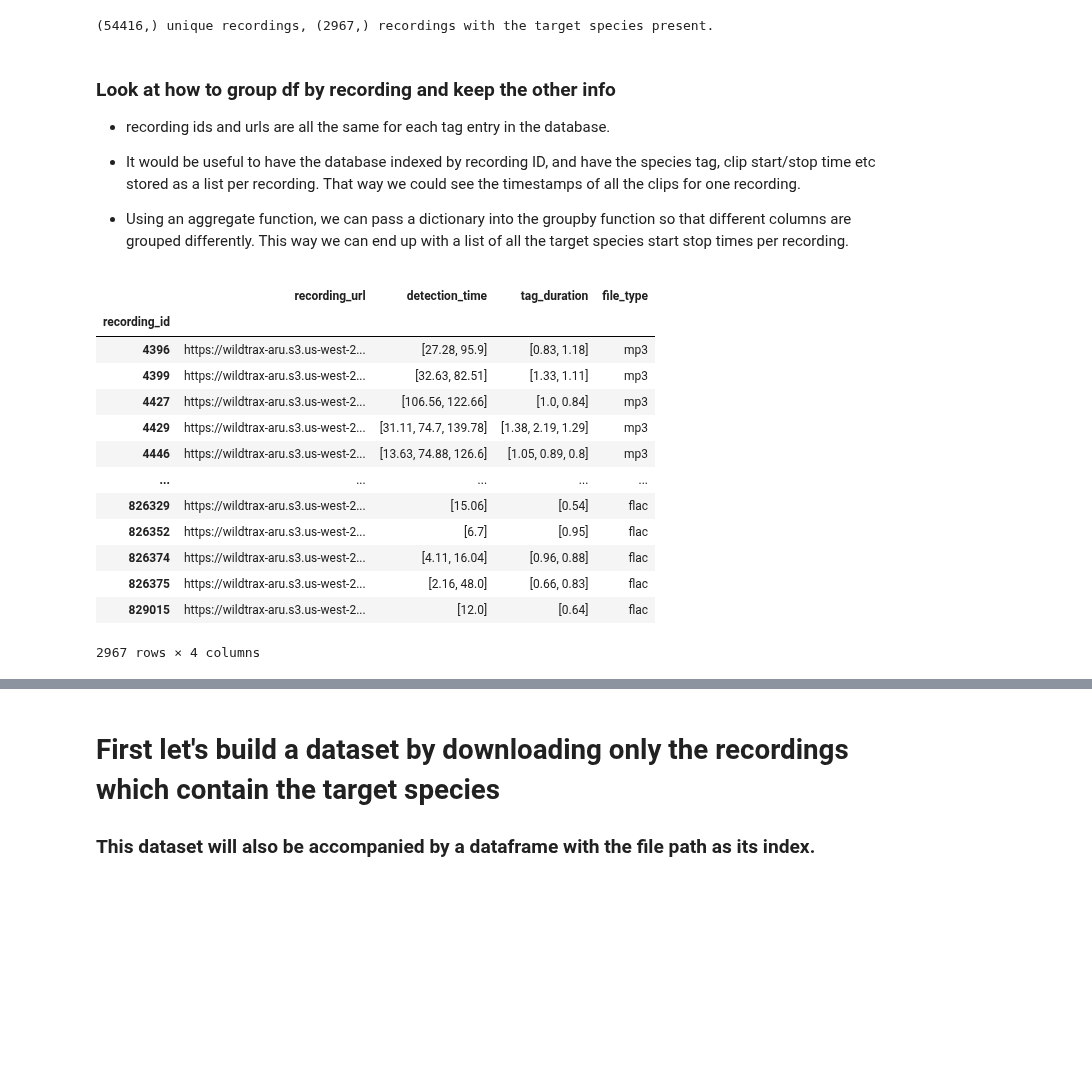
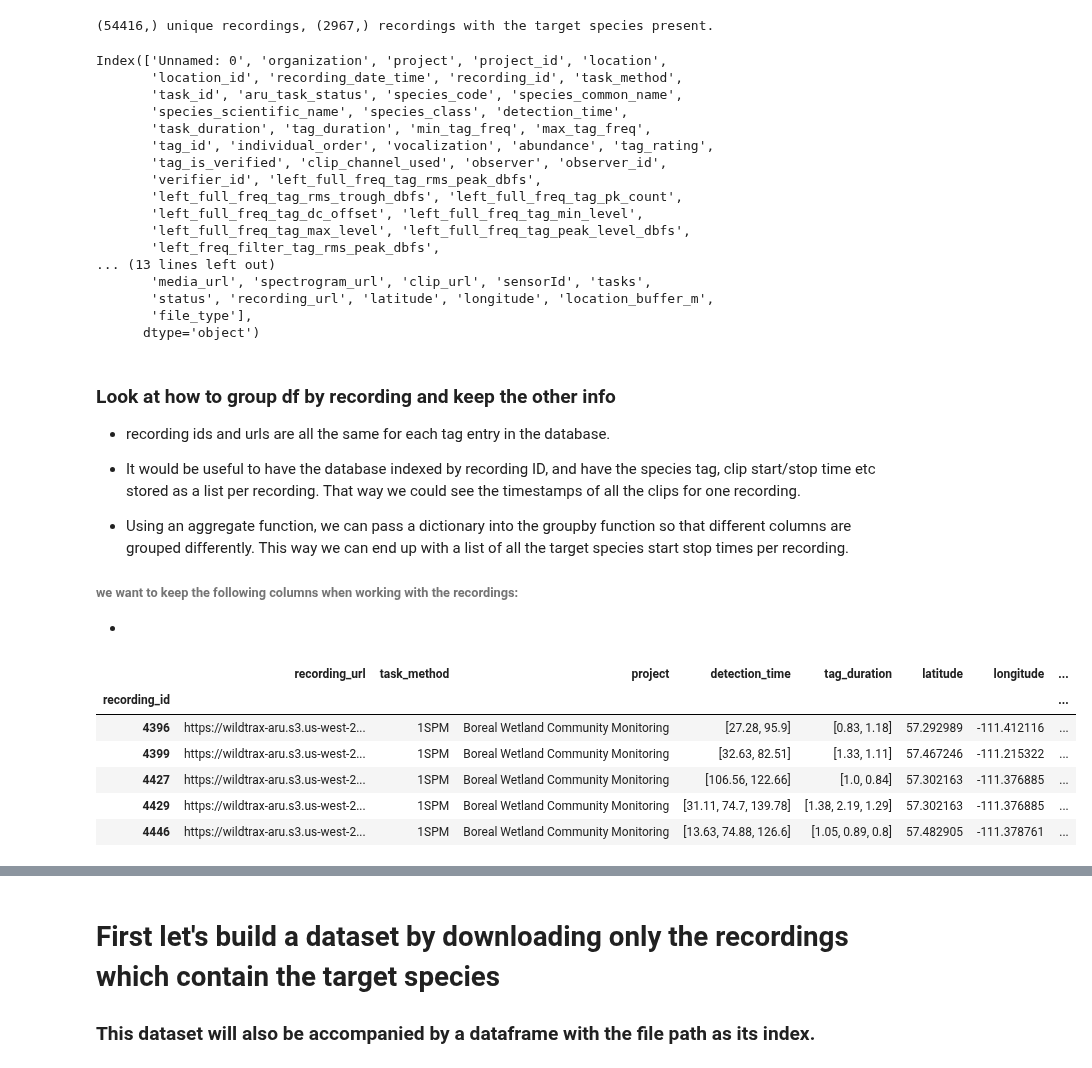
Before and after one commit to Mgallimore88/osfl_cnn_recognizer, a Jupyter notebook: notebooks/exploratory_nbs/1.12-mjg-get-samples_from_recordings.ipynb, the cells around one changed output, grey strips where cells are left out. Saved outputs shown, nothing was run; the diff lists cells and outputs as text; code cells hidden in the pictures; blank space fills up the shorter version.

```diff
--- a/notebooks/exploratory_nbs/1.12-mjg-get-samples_from_recordings.ipynb
+++ b/notebooks/exploratory_nbs/1.12-mjg-get-samples_from_recordings.ipynb
@@ -52,29 +52,57 @@ recordings_containing_target_species = osfls.recording_id.unique()
 print(f"{unique_recordings.shape} unique recordings, {recordings_containing_target_species.shape} recordings with the target species present.")
 # %% [output]
 (54416,) unique recordings, (2967,) recordings with the target species present.
+# %%
+df.columns
+# %% [output]
+Index(['Unnamed: 0', 'organization', 'project', 'project_id', 'location',
+       'location_id', 'recording_date_time', 'recording_id', 'task_method',
+       'task_id', 'aru_task_status', 'species_code', 'species_common_name',
+       'species_scientific_name', 'species_class', 'detection_time',
+       'task_duration', 'tag_duration', 'min_tag_freq', 'max_tag_freq',
+       'tag_id', 'individual_order', 'vocalization', 'abundance', 'tag_rating',
+       'tag_is_verified', 'clip_channel_used', 'observer', 'observer_id',
+       'verifier_id', 'left_full_freq_tag_rms_peak_dbfs',
+       'left_full_freq_tag_rms_trough_dbfs', 'left_full_freq_tag_pk_count',
+       'left_full_freq_tag_dc_offset', 'left_full_freq_tag_min_level',
+       'left_full_freq_tag_max_level', 'left_full_freq_tag_peak_level_dbfs',
+       'left_freq_filter_tag_rms_peak_dbfs',
+... (13 lines left out)
+       'media_url', 'spectrogram_url', 'clip_url', 'sensorId', 'tasks',
+       'status', 'recording_url', 'latitude', 'longitude', 'location_buffer_m',
+       'file_type'],
+      dtype='object')
 # %% [markdown]
 ### Look at how to group df by recording and keep the other info
 - recording ids and urls are all the same for each tag entry in the database.
 - It would be useful to have the database indexed by recording ID, and have the species tag, clip start/stop time etc stored as a list per recording. That way we could see the timestamps of all the clips for one recording.
 
 - Using an aggregate function, we can pass a dictionary into the groupby function so that different columns are grouped differently. This way we can end up with a list of all the target species start stop times per recording.
+
+###### we want to keep the following columns when working with the recordings:
+-
+# %%
+# column name : aggregation method
+recordings_metadata_dict = {
+    "recording_url": "first",
+    "task_method": "first",
+    "project": "first",
+    "detection_time": lambda x: list(x),
+    "tag_duration": lambda x: list(x),
+    "latitude": "first",
+    "longitude": "first",
+    "file_type": "first",
+}
 # %%
 target_species = 'OSFL'
 filtered_df = df.loc[df.species_code == target_species]
-grouped = filtered_df.groupby('recording_id').agg({'recording_url': 'first', 'detection_time': lambda x: list(x), 'tag_duration': lambda x: list(x), 'file_type': 'first'})
-grouped
+grouped = filtered_df.groupby('recording_id').agg(recordings_metadata_dict)
+grouped.head()
 # %% [output]
-|  | recording_url | detection_time | tag_duration | file_type |
-| recording_id |  |  |  |  |
-| 4396 | https://wildtrax-aru.s3.us-west-2... | [27.28, 95.9] | [0.83, 1.18] | mp3 |
-| 4399 | https://wildtrax-aru.s3.us-west-2... | [32.63, 82.51] | [1.33, 1.11] | mp3 |
-| 4427 | https://wildtrax-aru.s3.us-west-2... | [106.56, 122.66] | [1.0, 0.84] | mp3 |
-| 4429 | https://wildtrax-aru.s3.us-west-2... | [31.11, 74.7, 139.78] | [1.38, 2.19, 1.29] | mp3 |
-| 4446 | https://wildtrax-aru.s3.us-west-2... | [13.63, 74.88, 126.6] | [1.05, 0.89, 0.8] | mp3 |
-| ... | ... | ... | ... | ... |
-| 826329 | https://wildtrax-aru.s3.us-west-2... | [15.06] | [0.54] | flac |
-| 826352 | https://wildtrax-aru.s3.us-west-2... | [6.7] | [0.95] | flac |
-| 826374 | https://wildtrax-aru.s3.us-west-2... | [4.11, 16.04] | [0.96, 0.88] | flac |
-| 826375 | https://wildtrax-aru.s3.us-west-2... | [2.16, 48.0] | [0.66, 0.83] | flac |
-| 829015 | https://wildtrax-aru.s3.us-west-2... | [12.0] | [0.64] | flac |
+|  | recording_url | task_method | project | detection_time | tag_duration | latitude | longitude | ... |
+| recording_id |  |  |  |  |  |  |  | ... |
+| 4396 | https://wildtrax-aru.s3.us-west-2... | 1SPM | Boreal Wetland Community Monitoring | [27.28, 95.9] | [0.83, 1.18] | 57.292989 | -111.412116 | ... |
+| 4399 | https://wildtrax-aru.s3.us-west-2... | 1SPM | Boreal Wetland Community Monitoring | [32.63, 82.51] | [1.33, 1.11] | 57.467246 | -111.215322 | ... |
+| 4427 | https://wildtrax-aru.s3.us-west-2... | 1SPM | Boreal Wetland Community Monitoring | [106.56, 122.66] | [1.0, 0.84] | 57.302163 | -111.376885 | ... |
+| 4429 | https://wildtrax-aru.s3.us-west-2... | 1SPM | Boreal Wetland Community Monitoring | [31.11, 74.7, 139.78] | [1.38, 2.19, 1.29] | 57.302163 | -111.376885 | ... |
+| 4446 | https://wildtrax-aru.s3.us-west-2... | 1SPM | Boreal Wetland Community Monitoring | [13.63, 74.88, 126.6] | [1.05, 0.89, 0.8] | 57.482905 | -111.378761 | ... |
-2967 rows × 4 columns
```
Also changed, not shown: parts of 43 cells of this notebook, 2 other files.
